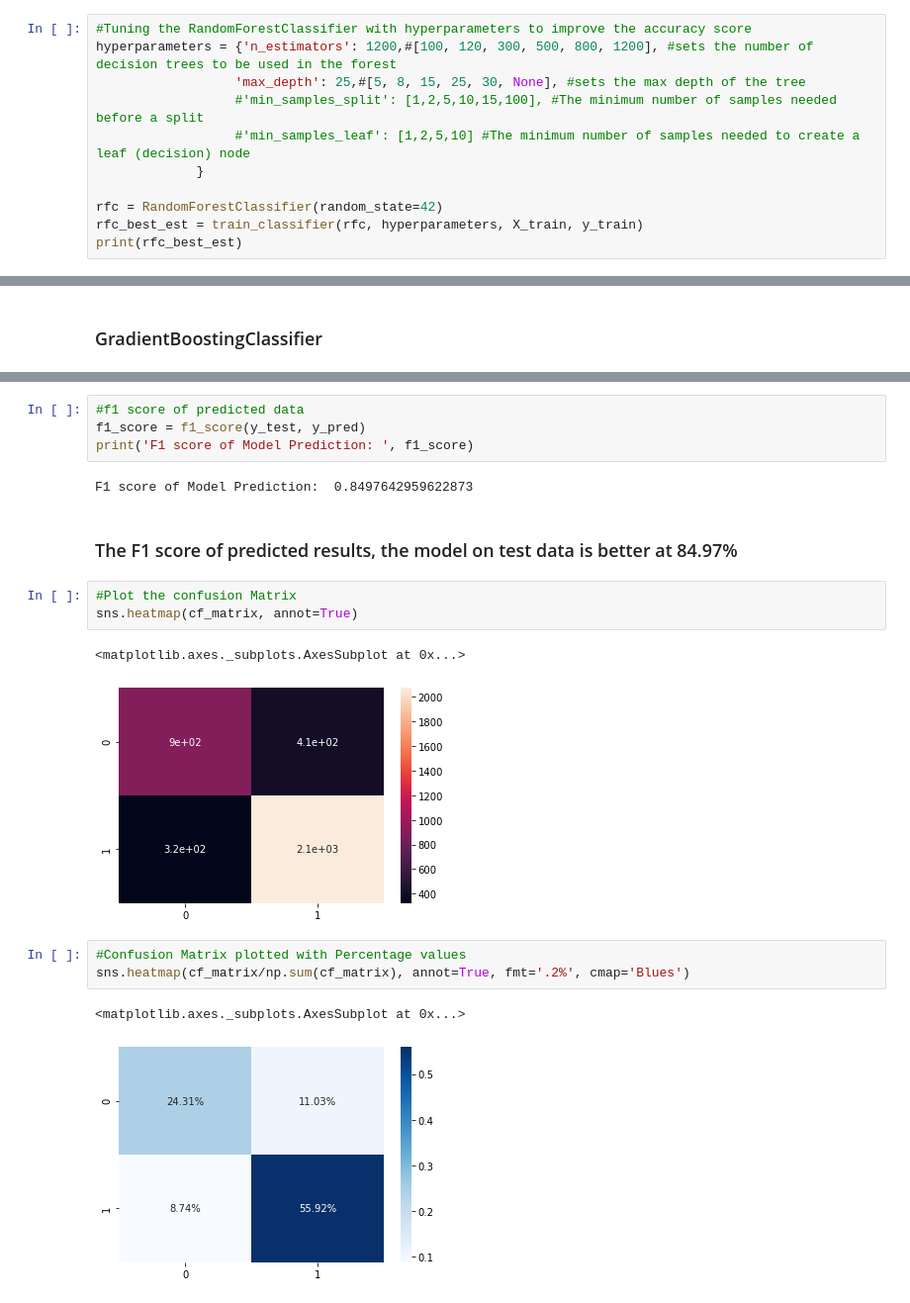
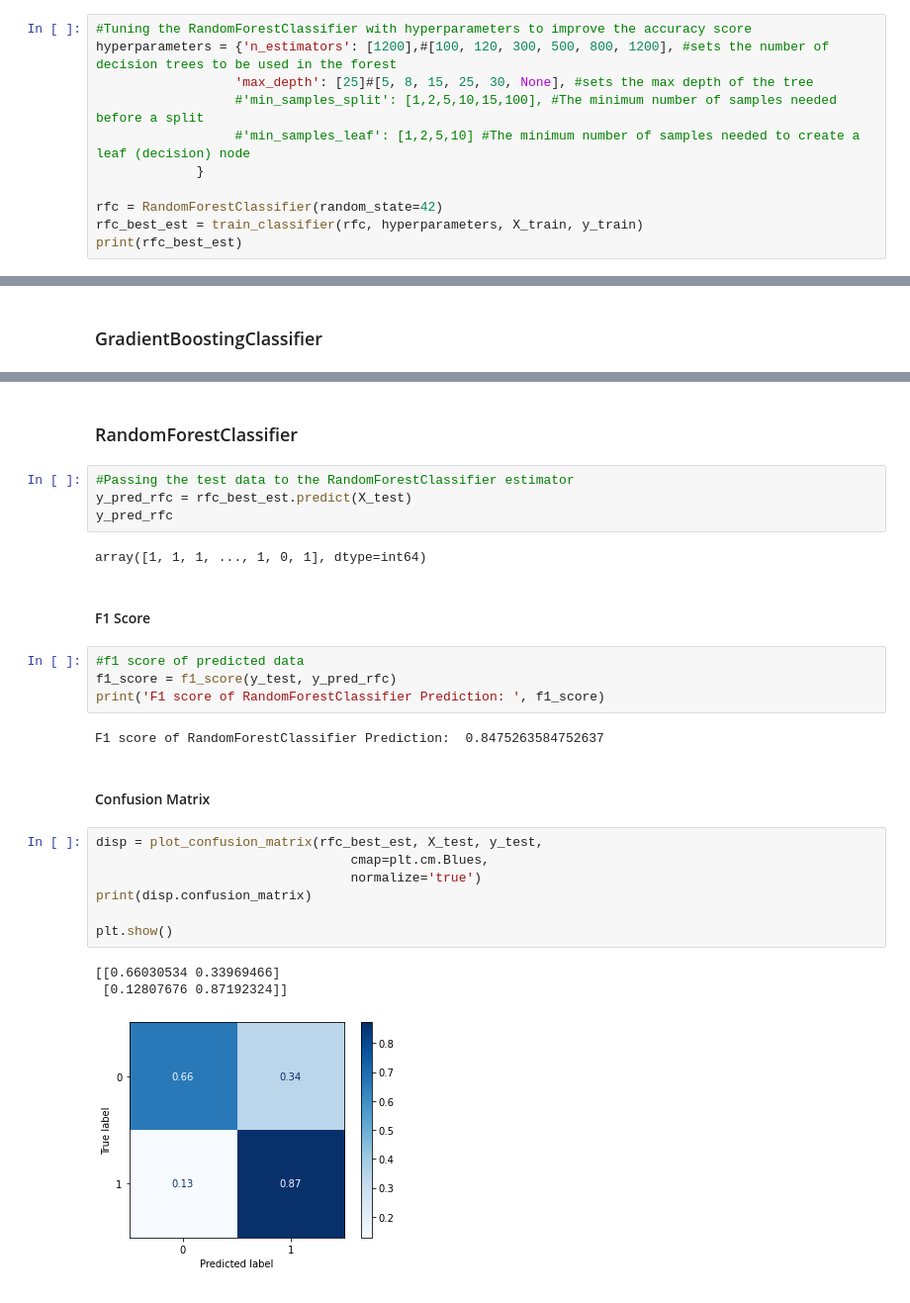
Before and after one commit to p33ves/Starbucks-Passive-Customer-Detection, a Jupyter notebook: notebooks/Passive Customer Detection.ipynb, the cells around one changed output, grey strips where cells are left out. Shown: that part at 99% size. Saved outputs shown, nothing was run; the diff lists cells and outputs as text.

```diff
--- a/notebooks/Passive Customer Detection.ipynb
+++ b/notebooks/Passive Customer Detection.ipynb
@@ -301,8 +302,8 @@ F1:  0.7854419462978168
 ### Fine tuning RandomForestClassifier and GradientBosstingClassifier with the top set of F1 scores
 # %%
 #Tuning the RandomForestClassifier with hyperparameters to improve the accuracy score
-hyperparameters = {'n_estimators': 1200,#[100, 120, 300, 500, 800, 1200], #sets the number of decision trees to be used in the forest
-                  'max_depth': 25,#[5, 8, 15, 25, 30, None], #sets the max depth of the tree
+hyperparameters = {'n_estimators': [1200],#[100, 120, 300, 500, 800, 1200], #sets the number of decision trees to be used in the forest
+                  'max_depth': [25]#[5, 8, 15, 25, 30, None], #sets the max depth of the tree
                   #'min_samples_split': [1,2,5,10,15,100], #The minimum number of samples needed before a split
                   #'min_samples_leaf': [1,2,5,10] #The minimum number of samples needed to create a leaf (decision) node
              }
@@ -393,20 +403,29 @@ print('(tn, fp, fn, tp) : ', (tn, fp, fn, tp))
+# %% [markdown]
+### RandomForestClassifier
+# %%
+#Passing the test data to the RandomForestClassifier estimator
+y_pred_rfc = rfc_best_est.predict(X_test)
+y_pred_rfc
+# %% [output]
+array([1, 1, 1, ..., 1, 0, 1], dtype=int64)
+# %% [markdown]
+#### F1 Score
 # %%
 #f1 score of predicted data
-f1_score = f1_score(y_test, y_pred)
-print('F1 score of Model Prediction: ', f1_score)
+f1_score = f1_score(y_test, y_pred_rfc)
+print('F1 score of RandomForestClassifier Prediction: ', f1_score)
 # %% [output]
-F1 score of Model Prediction:  0.8497642959622873
+F1 score of RandomForestClassifier Prediction:  0.8475263584752637
-# %% [markdown]
-### The F1 score of predicted results, the model on test data is better at 84.97%
-# %%
-#Plot the confusion Matrix
-sns.heatmap(cf_matrix, annot=True)
-# %% [output]
-<matplotlib.axes._subplots.AxesSubplot at 0x...>
-[figure, removed]
-# %%
-#Confusion Matrix plotted with Percentage values
-sns.heatmap(cf_matrix/np.sum(cf_matrix), annot=True, fmt='.2%', cmap='Blues')
-# %% [output]
-<matplotlib.axes._subplots.AxesSubplot at 0x...>
-[figure, removed]
+# %% [markdown]
+#### Confusion Matrix
+# %%
+disp = plot_confusion_matrix(rfc_best_est, X_test, y_test,
+                                 cmap=plt.cm.Blues,
+                                 normalize='true')
+print(disp.confusion_matrix)
+
+plt.show()
+# %% [output]
+[[0.66030534 0.33969466]
+ [0.12807676 0.87192324]]
+[figure, added]
```
Also changed, not shown: parts of 41 cells of this notebook.
